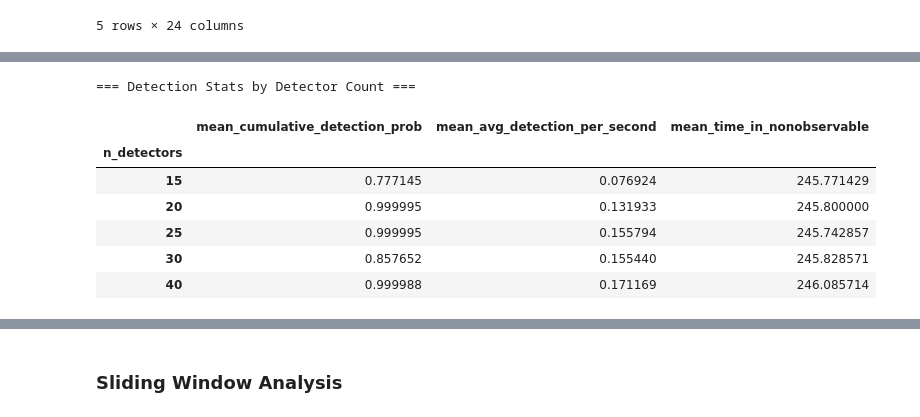
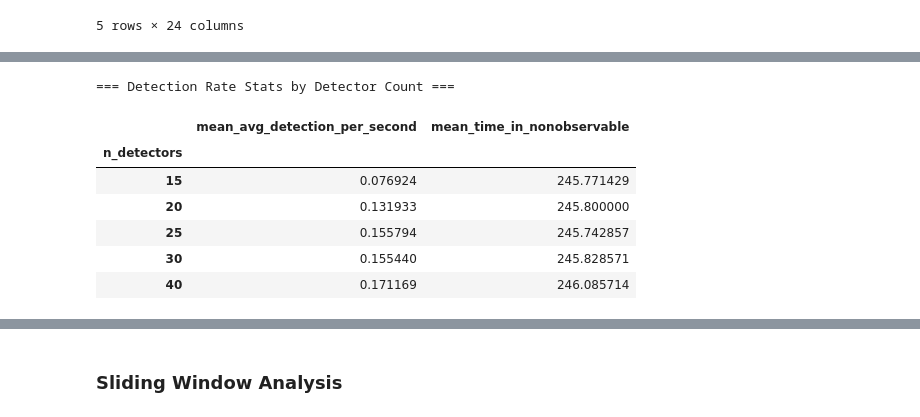
Before and after one commit to Mullerio/EDTHBerlin, a Jupyter notebook: analysis_demo.ipynb, the cells around one changed output, grey strips where cells are left out. Drawn from its saved outputs; the diff is of its cells as text; code cells hidden in the pictures.

```diff
--- a/analysis_demo.ipynb
+++ b/analysis_demo.ipynb
@@ -69,16 +70,16 @@ sweep_analyzer.summary_statistics()
 | detector_min_coverage | 5.0 | 0.000000 | 0.000000 | 0.000000 | 0.000000 | 0.000000 | 0.000000 | 0.000000 | 0.000000 |
 | detector_fraction_covered | 5.0 | 0.092725 | 0.034300 | 0.053495 | 0.071327 | 0.089158 | 0.106990 | 0.142653 | 0.089158 |
 # %%
-# Detection statistics by detector count
-print("\n=== Detection Stats by Detector Count ===")
-sweep_analyzer.detection_stats_by_detector_count()
+# Detection rate statistics by detector count
+print("\n=== Detection Rate Stats by Detector Count ===")
+sweep_analyzer.detection_stats_by_detector_count()[['mean_avg_detection_per_second', 'mean_time_in_nonobservable']]
 # %% [output]
-=== Detection Stats by Detector Count ===
+=== Detection Rate Stats by Detector Count ===
-|  | mean_cumulative_detection_prob | mean_avg_detection_per_second | mean_time_in_nonobservable |
-| n_detectors |  |  |  |
-| 15 | 0.777145 | 0.076924 | 245.771429 |
-| 20 | 0.999995 | 0.131933 | 245.800000 |
-| 25 | 0.999995 | 0.155794 | 245.742857 |
-| 30 | 0.857652 | 0.155440 | 245.828571 |
-| 40 | 0.999988 | 0.171169 | 246.085714 |
+|  | mean_avg_detection_per_second | mean_time_in_nonobservable |
+| n_detectors |  |  |
+| 15 | 0.076924 | 245.771429 |
+| 20 | 0.131933 | 245.800000 |
+| 25 | 0.155794 | 245.742857 |
+| 30 | 0.155440 | 245.828571 |
+| 40 | 0.171169 | 246.085714 |
 # %%
```
Also changed, not shown: parts of 7 cells of this notebook, 1 other file.
